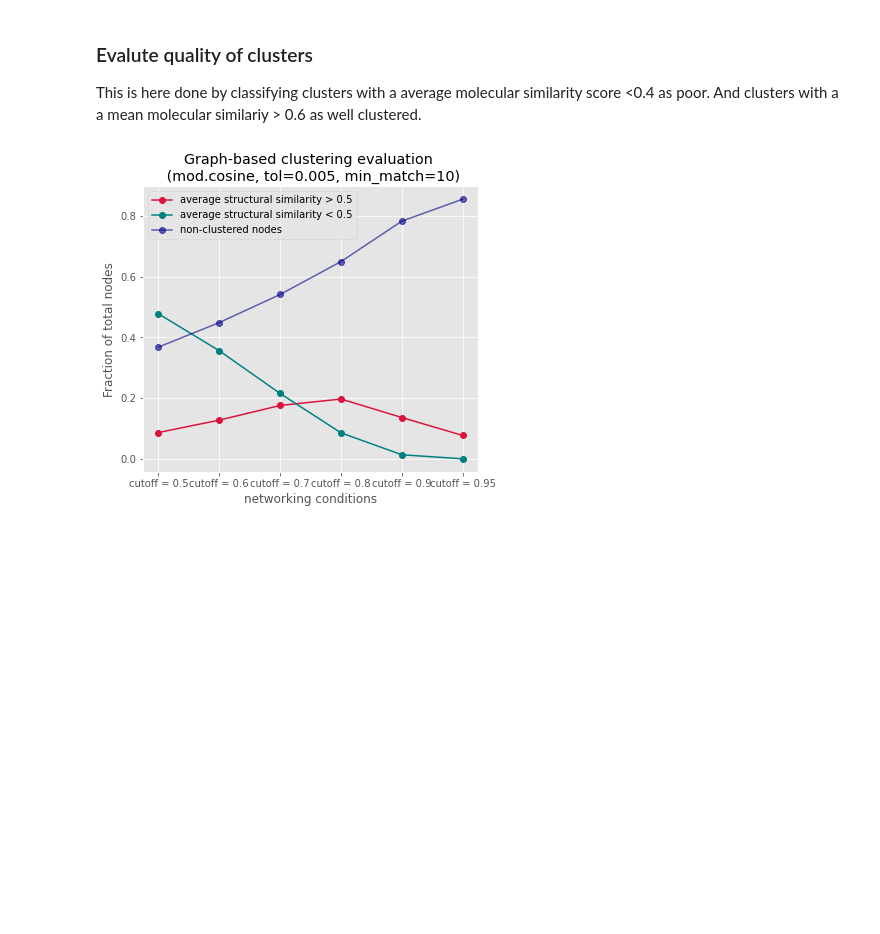
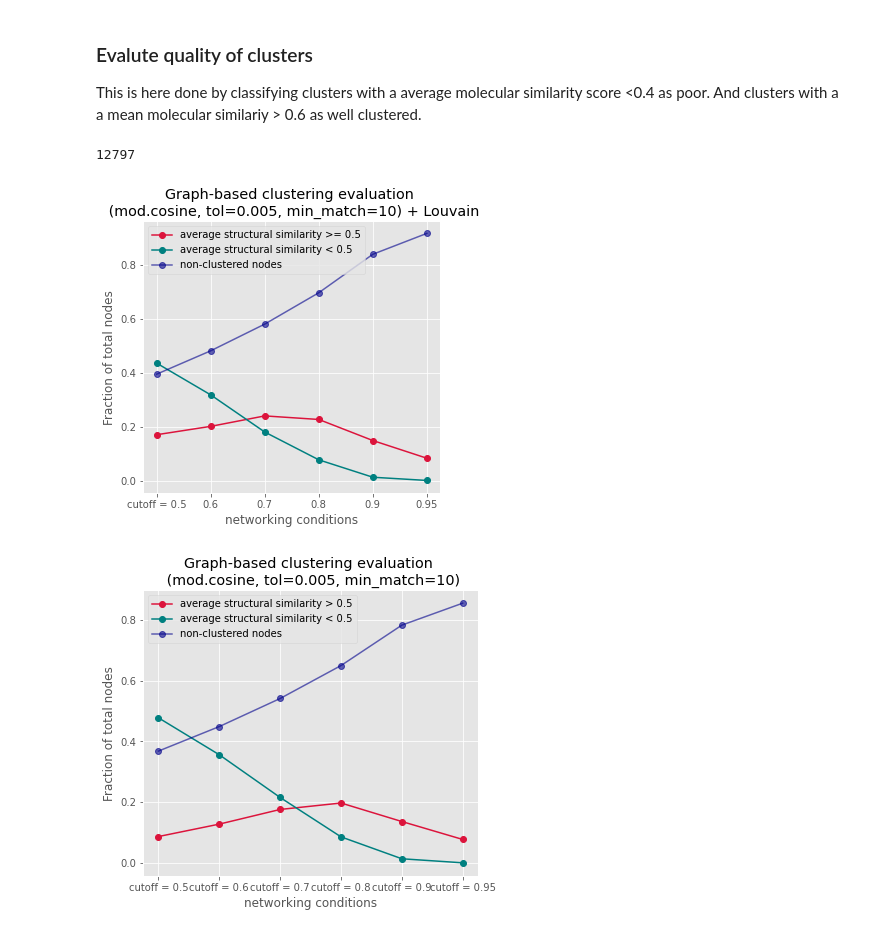
Before and after one commit to iomega/spec2vec_gnps_data_analysis, a Jupyter notebook: notebooks/iomega-10-spectra-networking.ipynb, the cells around one changed output. Saved outputs shown, nothing was run; the diff lists cells and outputs as text; code cells hidden in the pictures; blank space fills up the shorter version.

```diff
--- a/notebooks/iomega-10-spectra-networking.ipynb
+++ b/notebooks/iomega-10-spectra-networking.ipynb
@@ -447,3 +546,14 @@ This is here done by classifying clusters with a average molecular similarity sc
+# %%
+title = 'Graph-based clustering evaluation \n (mod.cosine, tol=0.005, min_match=10) + Louvain'
+plot_clustering_performance(DATA_modcos_louvain,
+                            labels_modcos,
+                            thres_well = 0.5,
+                            thres_poor = 0.5,
+                            title = title,
+                            filename = 'modcos_min_match10_louvain_cluster_performance_thres05.pdf')
+# %% [output]
+12797
+[figure, added]
 # %%
 title = 'Graph-based clustering evaluation \n (mod.cosine, tol=0.005, min_match=10)'
 plot_clustering_performance(DATA_modcos,
```
Also changed, not shown: parts of 4 cells of this notebook, 1 other file.
